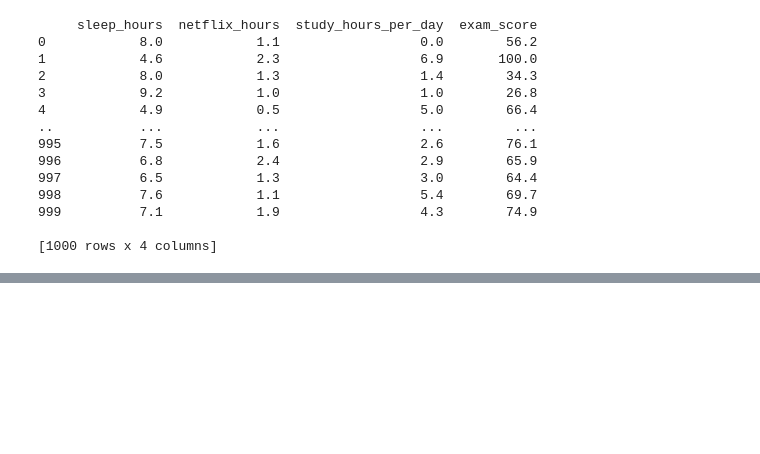
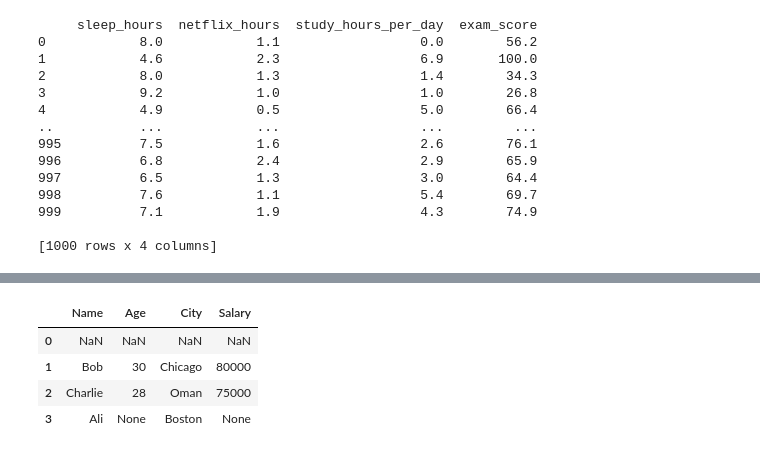
Before and after one commit to IBREEZZ/Code_Academy_Makeen2, a Jupyter notebook: week3.ipynb, the cells around one changed output, grey strips where cells are left out. Saved outputs shown, nothing was run; the diff lists cells and outputs as text; code cells hidden in the pictures; blank space fills up the shorter version.

```diff
--- a/week3.ipynb
+++ b/week3.ipynb
@@ -802,0 +921,12 @@ print(df[['sleep_hours','netflix_hours','study_hours_per_day','exam_score']])
+# %%
+#.mask for replacing
+#df.mask(condition, value)
+
+df_new = df.mask(df['Name'] == 'Alice', np.nan)
+df_new
+# %% [output]
+|  | Name | Age | City | Salary |
+| 0 | NaN | NaN | NaN | NaN |
+| 1 | Bob | 30 | Chicago | 80000 |
+| 2 | Charlie | 28 | Oman | 75000 |
+| 3 | Ali | None | Boston | None |
```
Also changed, not shown: parts of 29 cells of this notebook.
